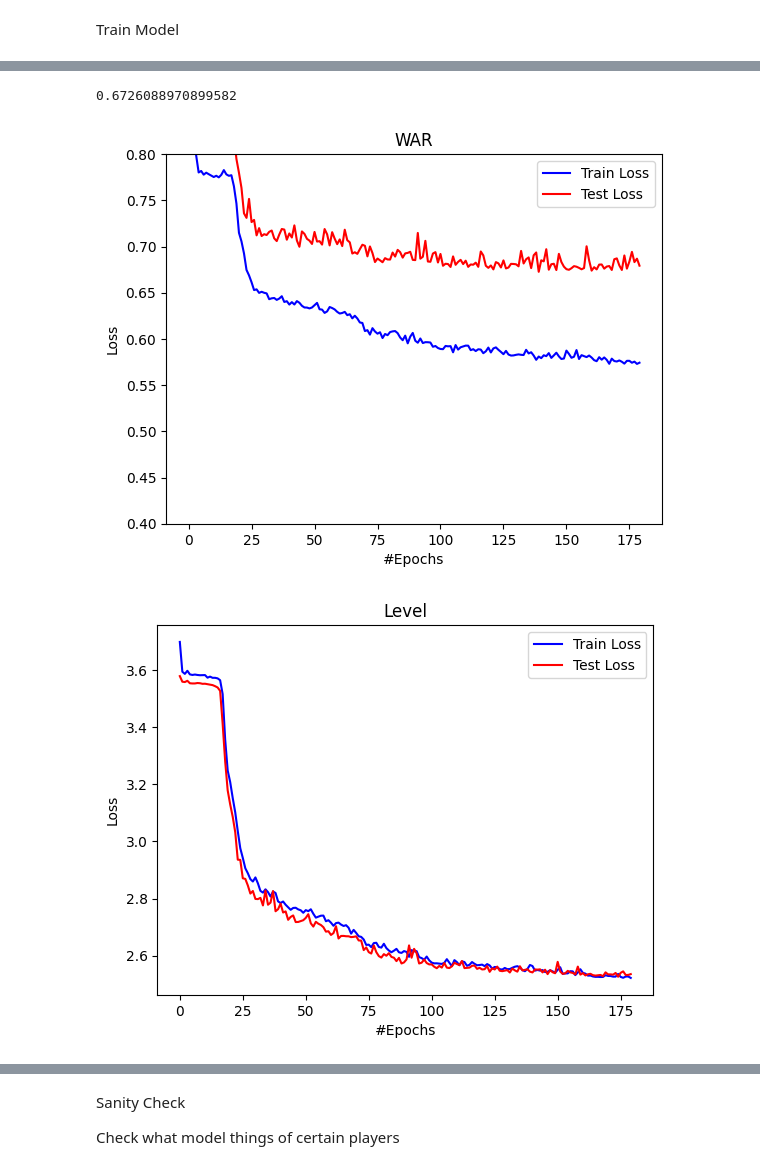
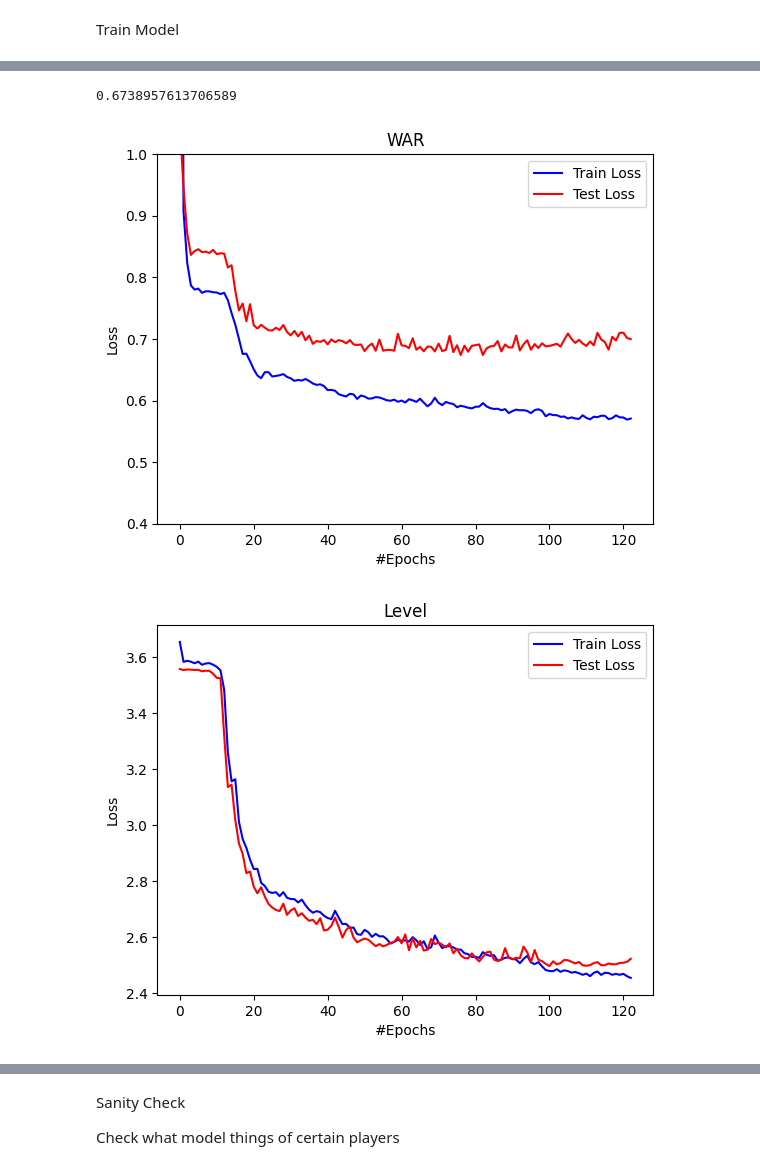
Before and after one commit to nitzryan/BaseballModels, a Jupyter notebook: Model/Model_Pitcher.ipynb, the cells around one changed output, grey strips where cells are left out. Saved outputs shown, nothing was run; the diff lists cells and outputs as text; code cells hidden in the pictures.

```diff
--- a/Model/Model_Pitcher.ipynb
+++ b/Model/Model_Pitcher.ipynb
@@ -23,7 +23,7 @@ pitcher_input, pitcher_output, (pitching_stddev,
 # %% [markdown]
 Player Mutators
 # %%
-pitching_scale = 0.2
+pitching_scale = 0.5
 person_scale = 0.3
 draft_scale = 0.2
 park_scale = 0.1
@@ -79,7 +79,7 @@ def count_parameters(model):
 # %%
 dropout_perc = 0.0
 num_layers = 5
-hidden_size = 15
+hidden_size = 50
 network = RNN_Model(input_size, num_layers, hidden_size, dropout_perc, pitching_mutators)
 network = network.to(device)
 
@@ -116,3 +115,3 @@ Best result at epoch=139 with loss=0.6726088970899582
-0.6726088970899582
+0.6738957613706589
-[figure, old version]
+[figure, new version]
-[figure, old version]
+[figure, new version]
```
Also changed, not shown: parts of 1 cell of this notebook, 5 other files.
